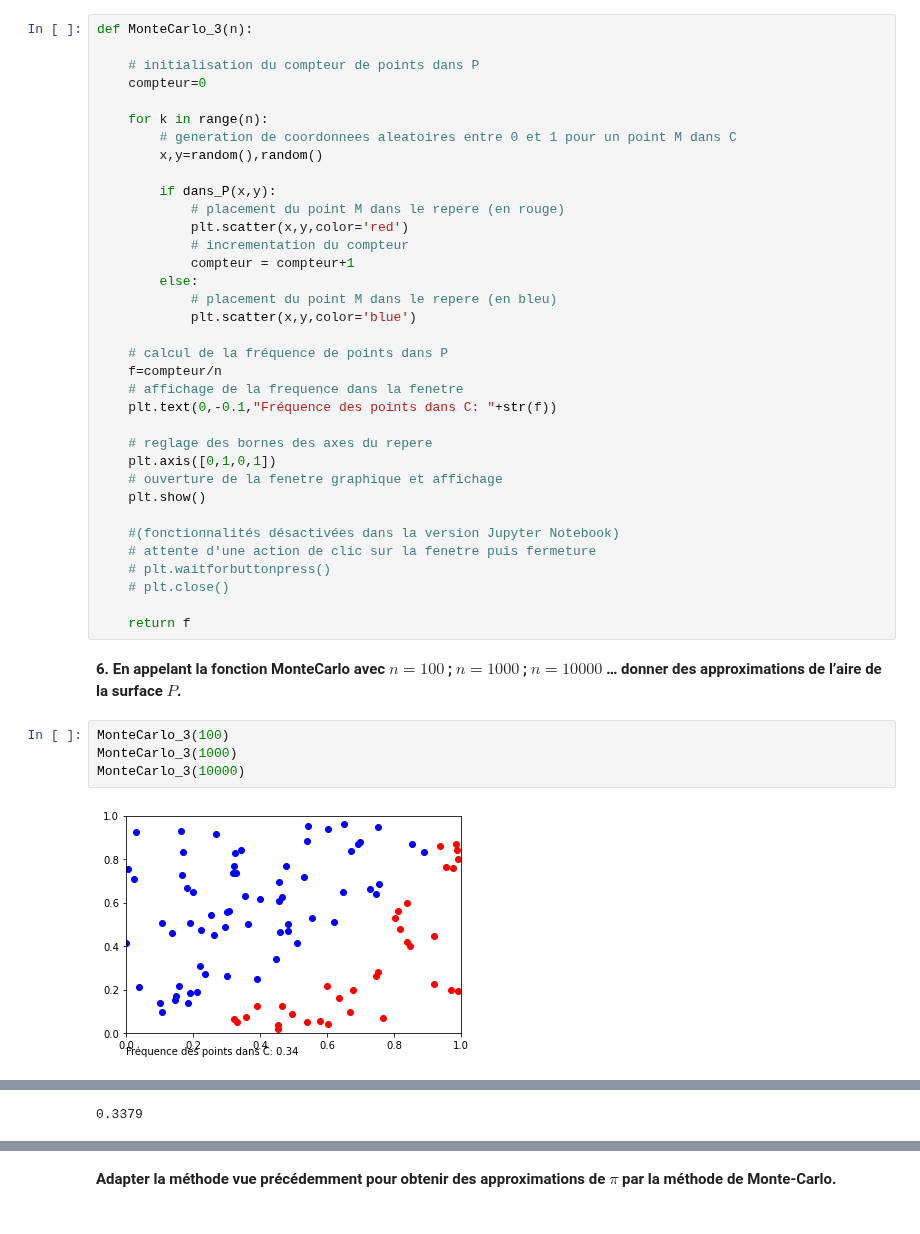
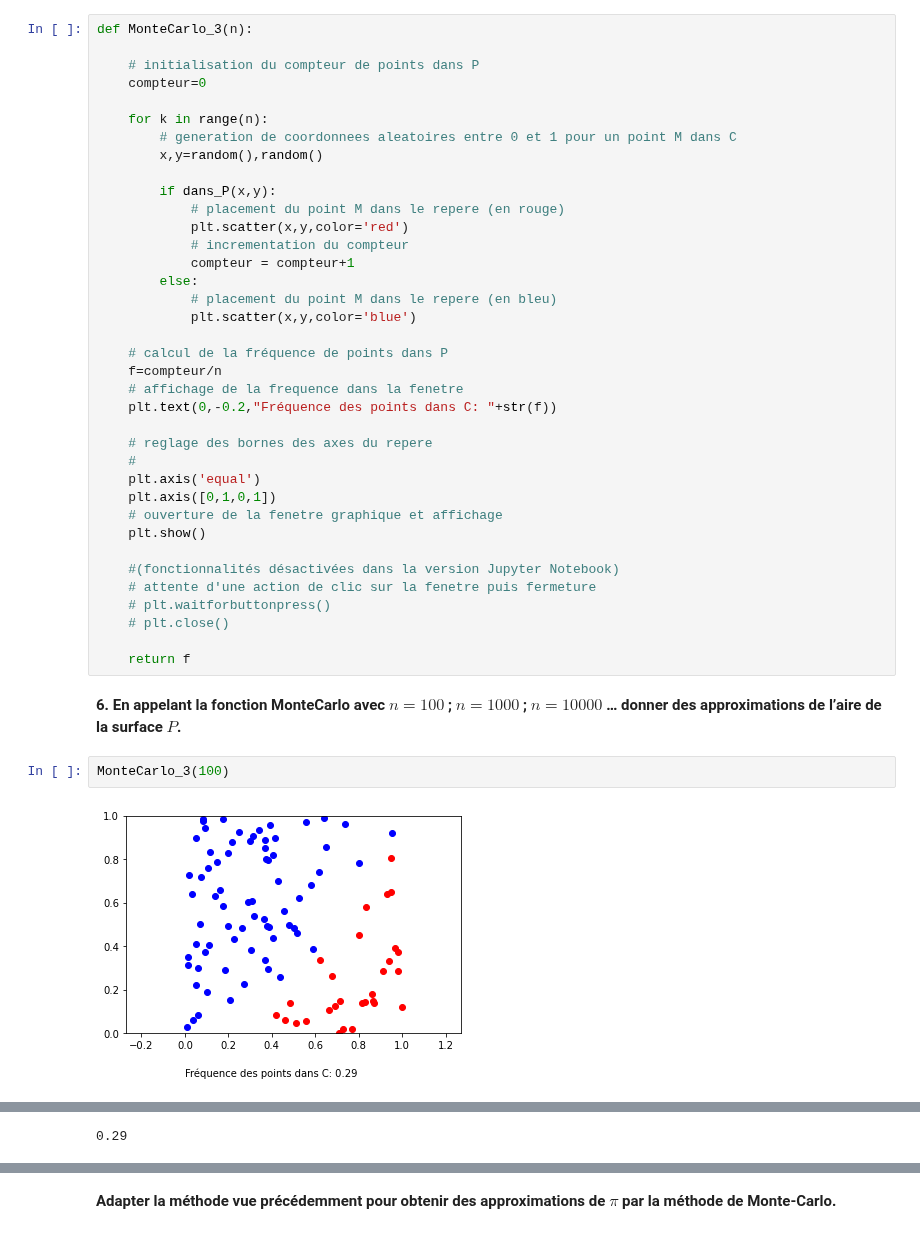
Before and after one commit to PythonLycee/PyLyc, a Jupyter notebook: Monte_Carlo_correction.ipynb, the cells around one changed output, grey strips where cells are left out. Drawn from its saved outputs; the diff is of its cells as text.

```diff
--- a/Monte_Carlo_correction.ipynb
+++ b/Monte_Carlo_correction.ipynb
@@ -127,9 +129,11 @@ def MonteCarlo_3(n):
     # calcul de la fréquence de points dans P
     f=compteur/n
     # affichage de la frequence dans la fenetre
-    plt.text(0,-0.1,"Fréquence des points dans C: "+str(f))
+    plt.text(0,-0.2,"Fréquence des points dans C: "+str(f))
 
     # reglage des bornes des axes du repere
+    #
+    plt.axis('equal')
     plt.axis([0,1,0,1])
     # ouverture de la fenetre graphique et affichage
     plt.show()
@@ -144,7 +148,5 @@ def MonteCarlo_3(n):
 __6. En appelant la fonction MonteCarlo avec $n=100$ ; $n=1000$ ; $n=10000$ … donner des approximations de l’aire de la surface $P$.__
 # %%
 MonteCarlo_3(100)
-MonteCarlo_3(1000)
-MonteCarlo_3(10000)
 # %% [output]
-[figure, old version]
+[figure, new version]
@@ -153,4 +153,4 @@ MonteCarlo_3(10000)
-0.3379
+0.29
 # %% [markdown]
 __7. On considère la surface $ D=\left\{  \;M(x;y) \; /  \; 0 \leqslant x \leqslant 1  \;; \; 0 \leqslant y \leqslant 1  \;; \; x²+y² \leqslant 1  \; \right\} $.__
 
```
Also changed, not shown: parts of 8 cells of this notebook, 1 other file.
